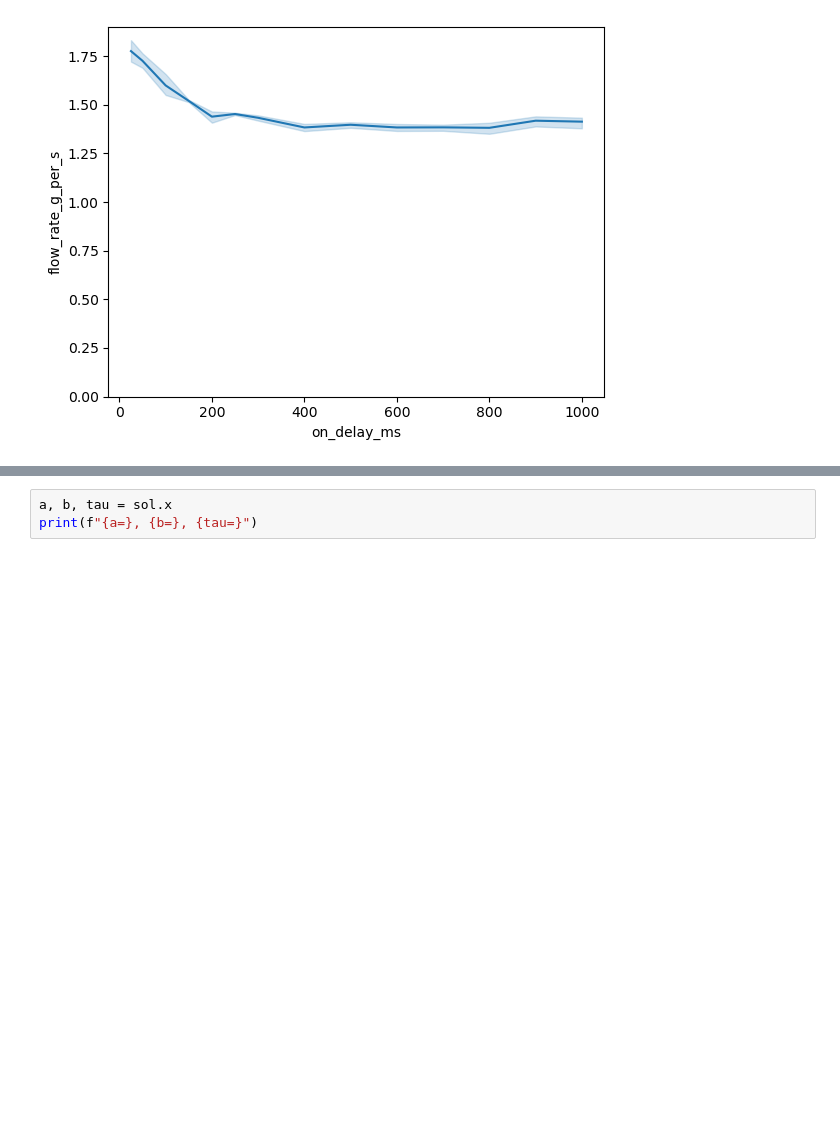
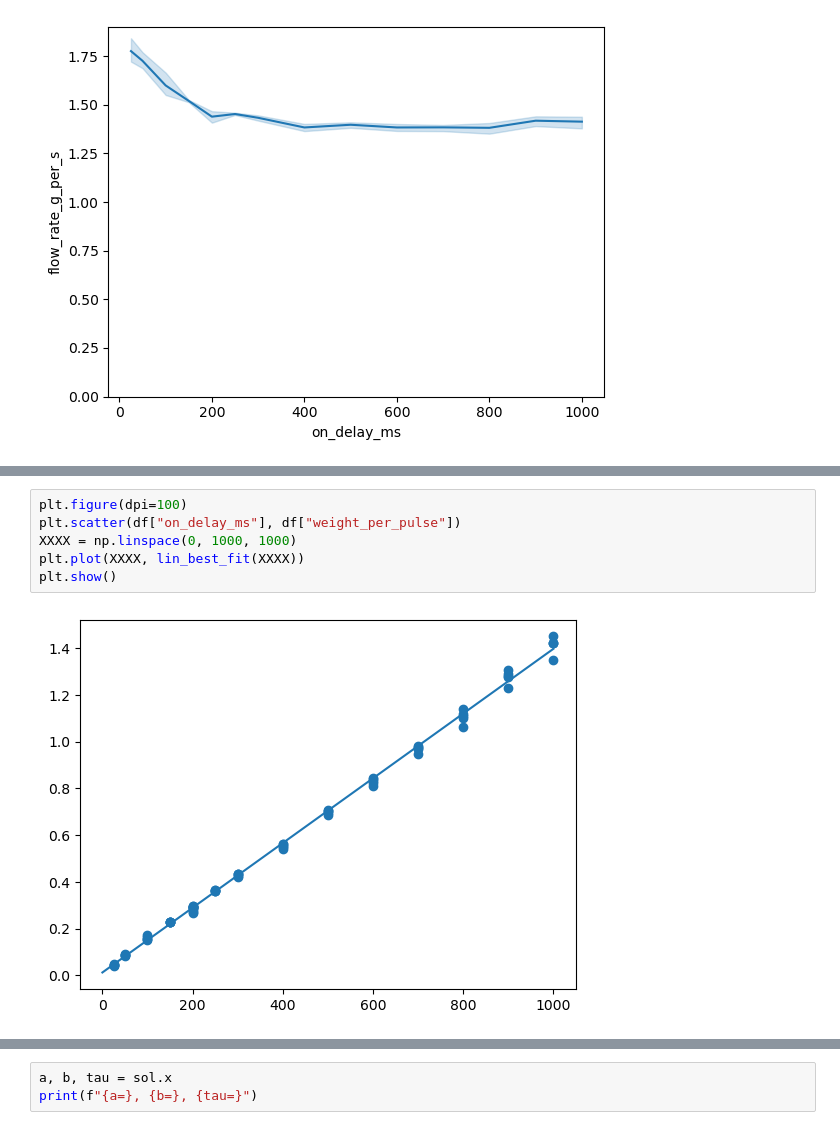
Before and after one commit to Nightingale-LZH/KSCB-Coffee, a Jupyter notebook: KSCB-PumpCalibrationData/PumpTesting.ipynb, the cells around one changed output, grey strips where cells are left out. Cells and saved outputs as stored; diff of their text form; blank space fills up the shorter version.

```diff
--- a/KSCB-PumpCalibrationData/PumpTesting.ipynb
+++ b/KSCB-PumpCalibrationData/PumpTesting.ipynb
@@ -121,0 +145,8 @@ sol
+# %%
+plt.figure(dpi=100)
+plt.scatter(df["on_delay_ms"], df["weight_per_pulse"])
+XXXX = np.linspace(0, 1000, 1000)
+plt.plot(XXXX, lin_best_fit(XXXX))
+plt.show()
+# %% [output]
+[figure, added]
```
Also changed, not shown: parts of 20 cells of this notebook, 10 other files.
